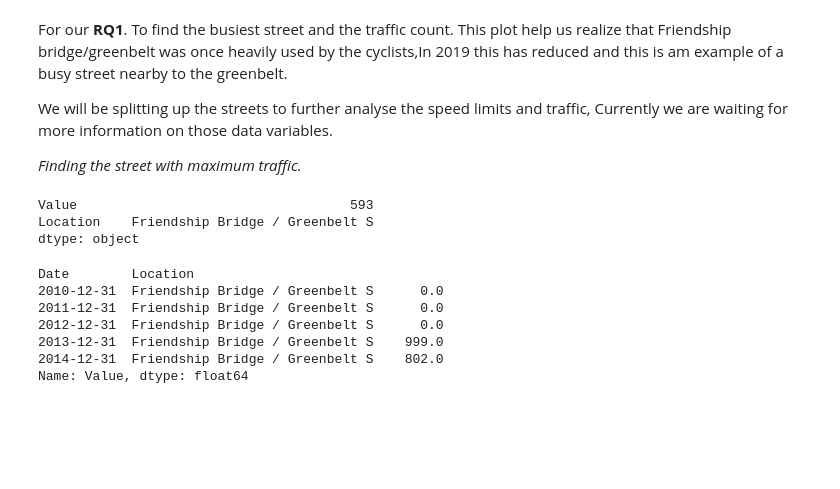
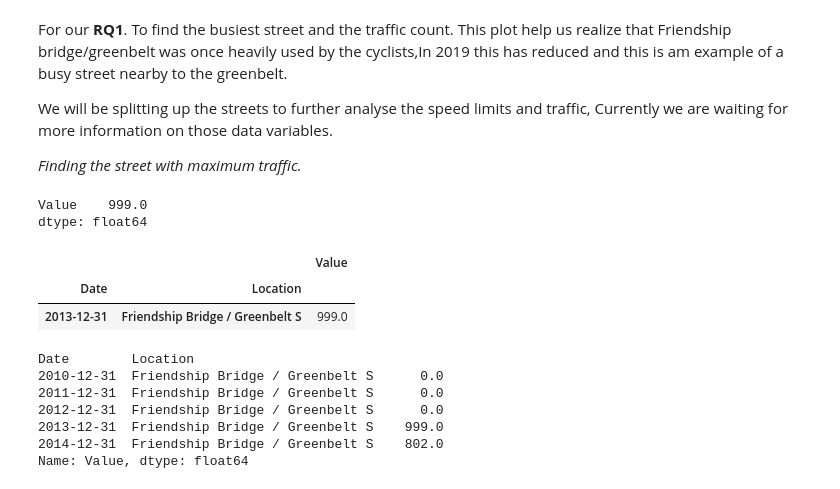
Before and after one commit to mikestefancic/TVCA, a Jupyter notebook: tvca-explore.ipynb, the cells around one changed output. Drawn from its saved outputs; the diff is of its cells as text; code cells hidden in the pictures; blank space fills up the shorter version.

Commit message:
Updated Usage trends of Bike traffic in streets.

```diff
--- a/tvca-explore.ipynb
+++ b/tvca-explore.ipynb
@@ -401,8 +401,14 @@ We will be splitting up the streets to further analyse the speed limits and traf
 
 *Finding the street with maximum traffic.*
 # %%
-Green_count[['Value','Location']].max()
+count_traffic[['Value']].max()
 # %% [output]
-Value                                   593
-Location    Friendship Bridge / Greenbelt S
-dtype: object
+Value    999.0
+dtype: float64
+# %%
+Green_count = count_traffic[count_traffic['Value']==999]
+Green_count
+# %% [output]
+|  |  | Value |
+| Date | Location |  |
+| 2013-12-31 | Friendship Bridge / Greenbelt S | 999.0 |
```
Also changed, not shown: parts of 2 cells of this notebook.
